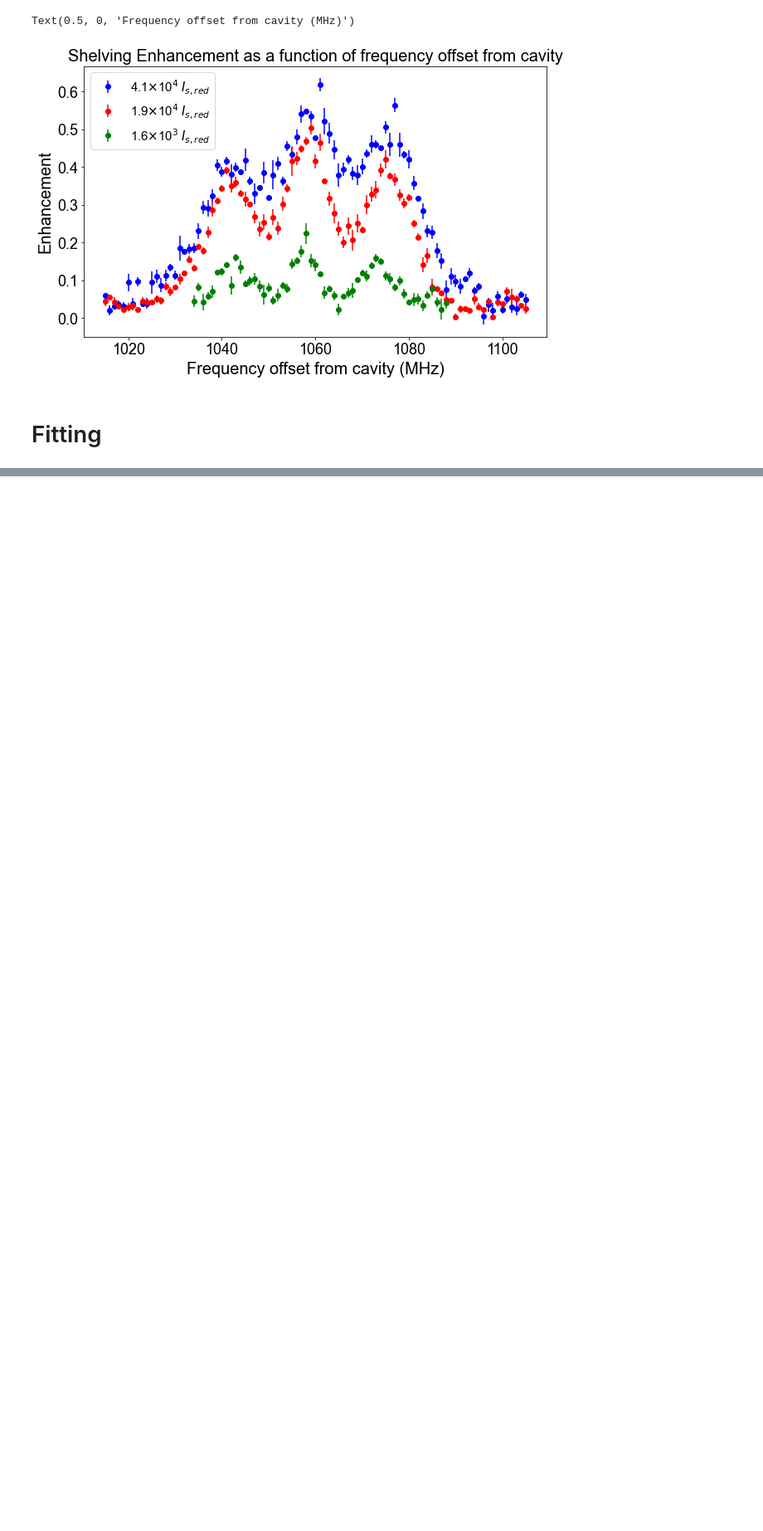
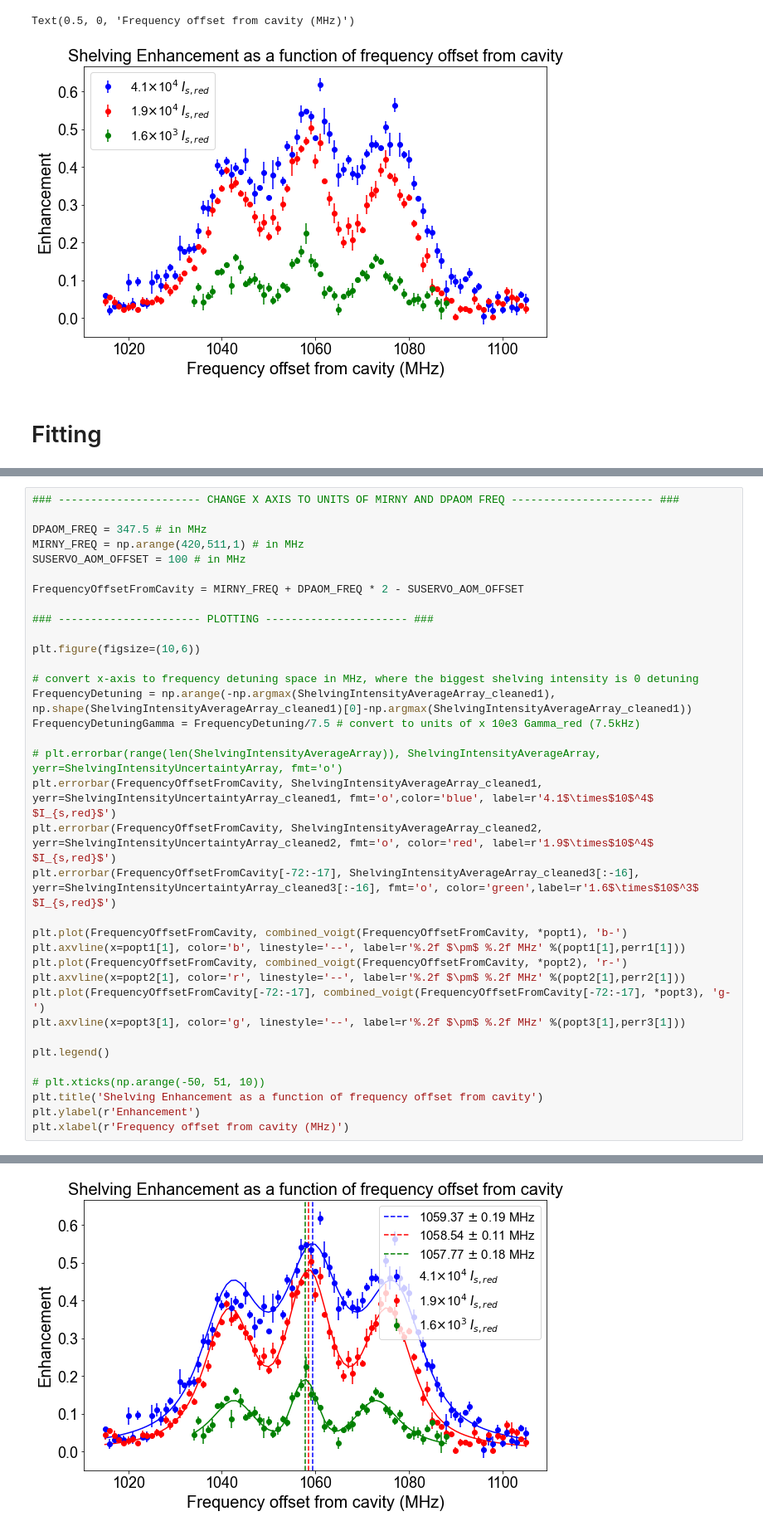
Before and after one commit to hsuchungchuan/Projects, a Jupyter notebook: Red MOT Shelving Data Analysis 20240902/FullDataAnalysisShelvingForDifferentBeamPowers.ipynb, the cells around one changed output, grey strips where cells are left out. Shown at 83% size. Cells and saved outputs as stored; diff of their text form; blank space fills up the shorter version.

```diff
--- a/Red MOT Shelving Data Analysis 20240902/FullDataAnalysisShelvingForDifferentBeamPowers.ipynb
+++ b/Red MOT Shelving Data Analysis 20240902/FullDataAnalysisShelvingForDifferentBeamPowers.ipynb
@@ -392,0 +469,36 @@ Half-width at half-maximum of the Lorentzian part of the side Voigt profiles: 6.
+# %%
+### ---------------------- CHANGE X AXIS TO UNITS OF MIRNY AND DPAOM FREQ ---------------------- ###
+
+DPAOM_FREQ = 347.5 # in MHz
+MIRNY_FREQ = np.arange(420,511,1) # in MHz
+SUSERVO_AOM_OFFSET = 100 # in MHz
+
+FrequencyOffsetFromCavity = MIRNY_FREQ + DPAOM_FREQ * 2 - SUSERVO_AOM_OFFSET
+
+### ---------------------- PLOTTING ---------------------- ###
+
+plt.figure(figsize=(10,6))
+
+# convert x-axis to frequency detuning space in MHz, where the biggest shelving intensity is 0 detuning
+FrequencyDetuning = np.arange(-np.argmax(ShelvingIntensityAverageArray_cleaned1), np.shape(ShelvingIntensityAverageArray_cleaned1)[0]-np.argmax(ShelvingIntensityAverageArray_cleaned1))
+FrequencyDetuningGamma = FrequencyDetuning/7.5 # convert to units of x 10e3 Gamma_red (7.5kHz)
+
+# plt.errorbar(range(len(ShelvingIntensityAverageArray)), ShelvingIntensityAverageArray, yerr=ShelvingIntensityUncertaintyArray, fmt='o')
+plt.errorbar(FrequencyOffsetFromCavity, ShelvingIntensityAverageArray_cleaned1, yerr=ShelvingIntensityUncertaintyArray_cleaned1, fmt='o',color='blue', label=r'4.1$\times$10$^4$ $I_{s,red}$')
+plt.errorbar(FrequencyOffsetFromCavity, ShelvingIntensityAverageArray_cleaned2, yerr=ShelvingIntensityUncertaintyArray_cleaned2, fmt='o', color='red', label=r'1.9$\times$10$^4$ $I_{s,red}$')
+plt.errorbar(FrequencyOffsetFromCavity[-72:-17], ShelvingIntensityAverageArray_cleaned3[:-16], yerr=ShelvingIntensityUncertaintyArray_cleaned3[:-16], fmt='o', color='green',label=r'1.6$\times$10$^3$ $I_{s,red}$')
+
+plt.plot(FrequencyOffsetFromCavity, combined_voigt(FrequencyOffsetFromCavity, *popt1), 'b-')
+plt.axvline(x=popt1[1], color='b', linestyle='--', label=r'%.2f $\pm$ %.2f MHz' %(popt1[1],perr1[1]))
+plt.plot(FrequencyOffsetFromCavity, combined_voigt(FrequencyOffsetFromCavity, *popt2), 'r-')
+plt.axvline(x=popt2[1], color='r', linestyle='--', label=r'%.2f $\pm$ %.2f MHz' %(popt2[1],perr2[1]))
+plt.plot(FrequencyOffsetFromCavity[-72:-17], combined_voigt(FrequencyOffsetFromCavity[-72:-17], *popt3), 'g-')
+plt.axvline(x=popt3[1], color='g', linestyle='--', label=r'%.2f $\pm$ %.2f MHz' %(popt3[1],perr3[1]))
+
+plt.legend()
+
+# plt.xticks(np.arange(-50, 51, 10))
+plt.title('Shelving Enhancement as a function of frequency offset from cavity')
+plt.ylabel(r'Enhancement')
+plt.xlabel(r'Frequency offset from cavity (MHz)')
+# %% [output]
@@ -393,3 +506,4 @@ Half-width at half-maximum of the Lorentzian part of the side Voigt profiles: 6.
+[figure, added]
 # %%
 ### ---------------------- PLOTTING ---------------------- ###
 
```
Also changed, not shown: parts of 6 cells of this notebook.
